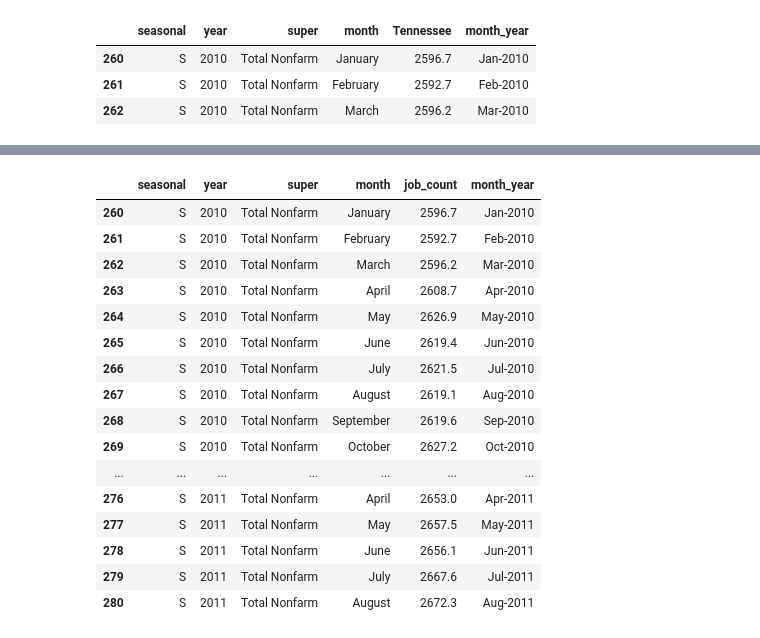
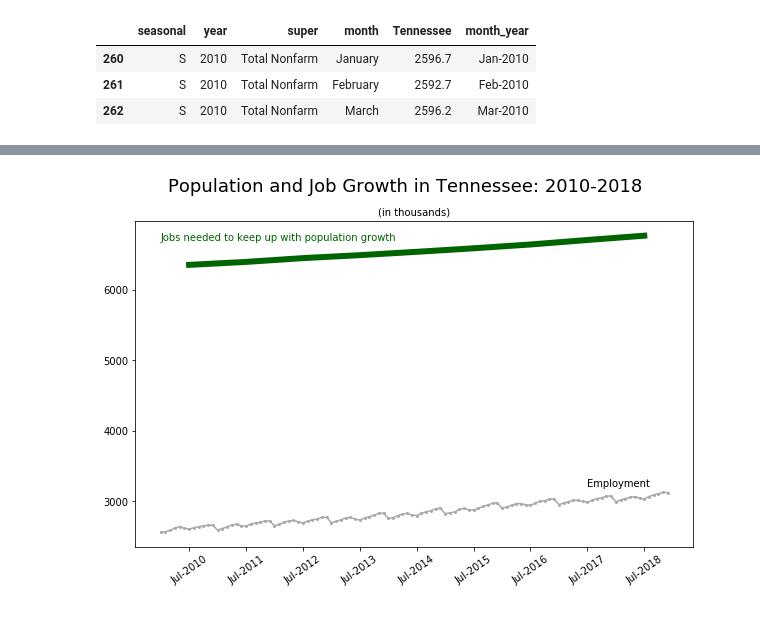
Before and after one commit to nashville-data-nerds/think_tennessee, a Jupyter notebook: notebooks/jobs_vs_population.ipynb, the cells around one changed output, grey strips where cells are left out. Drawn from its saved outputs; the diff is of its cells as text; code cells hidden in the pictures.

```diff
--- a/notebooks/jobs_vs_population.ipynb
+++ b/notebooks/jobs_vs_population.ipynb
@@ -63,3 +23,10 @@ pop_est_tn
 # %% [output]
 |  | POPESTIMATE2010 | POPESTIMATE2011 | POPESTIMATE2012 | POPESTIMATE2013 | POPESTIMATE2014 | POPESTIMATE2015 | ... |
 | 47 | 6355301 | 6397410 | 6451281 | 6493432 | 6540826 | 6590808 | ... |
+# %%
+melted_tn_pop = pop_est_tn.melt()
+melted_tn_pop.columns = ['month_year', 'estimate']
+# %%
+melted_tn_pop.month_year = 'Jul-' + melted_tn_pop.month_year.str[11:]
+melted_tn_pop.estimate = melted_tn_pop.estimate/1000
+melted_tn_pop.head(2)
@@ -151,20 +85,17 @@ plt.xticks(rotation = 35);
-# %%
-tn_nonfarm.head(20)
-# %% [output]
-|  | seasonal | year | super | month | job_count | month_year |
-| 260 | S | 2010 | Total Nonfarm | January | 2596.7 | Jan-2010 |
-| 261 | S | 2010 | Total Nonfarm | February | 2592.7 | Feb-2010 |
-| 262 | S | 2010 | Total Nonfarm | March | 2596.2 | Mar-2010 |
-| 263 | S | 2010 | Total Nonfarm | April | 2608.7 | Apr-2010 |
-| 264 | S | 2010 | Total Nonfarm | May | 2626.9 | May-2010 |
-| 265 | S | 2010 | Total Nonfarm | June | 2619.4 | Jun-2010 |
-| 266 | S | 2010 | Total Nonfarm | July | 2621.5 | Jul-2010 |
-| 267 | S | 2010 | Total Nonfarm | August | 2619.1 | Aug-2010 |
-| 268 | S | 2010 | Total Nonfarm | September | 2619.6 | Sep-2010 |
-| 269 | S | 2010 | Total Nonfarm | October | 2627.2 | Oct-2010 |
-| ... | ... | ... | ... | ... | ... | ... |
-| 276 | S | 2011 | Total Nonfarm | April | 2653.0 | Apr-2011 |
-| 277 | S | 2011 | Total Nonfarm | May | 2657.5 | May-2011 |
-| 278 | S | 2011 | Total Nonfarm | June | 2656.1 | Jun-2011 |
-| 279 | S | 2011 | Total Nonfarm | July | 2667.6 | Jul-2011 |
-| 280 | S | 2011 | Total Nonfarm | August | 2672.3 | Aug-2011 |
+# %%
+seasonal = tn_nonfarm.loc[tn_nonfarm.seasonal == 'S']
+nonseasonal = tn_nonfarm.loc[tn_nonfarm.seasonal == 'U']
+
+plt.figure(figsize = (10, 6))
+plt.plot('month_year', 'job_count', marker = 'o', markersize = 2,
+         data = nonseasonal, color = 'darkgray')
+plt.plot('month_year', 'estimate', data = melted_tn_pop, color = 'darkgreen', linewidth = 6)
+plt.annotate(s='Employment', xy = (90, 3200))
+plt.annotate(s='Jobs needed to keep up with population growth', xy = (0, 6700), color = 'darkgreen')
+plt.suptitle('Population and Job Growth in Tennessee: 2010-2018', fontsize = 18)
+plt.title('(in thousands)', fontsize = 10)
+plt.xticks(['Jul-2010', 'Jul-2011', 'Jul-2012', 'Jul-2013', 'Jul-2014',
+            'Jul-2015', 'Jul-2016', 'Jul-2017', 'Jul-2018'], rotation = 35)
+plt.savefig('population_and_jobs.png');
+# %% [output]
+[figure, added]
```
Also changed, not shown: parts of 8 cells of this notebook, 2 other files.
